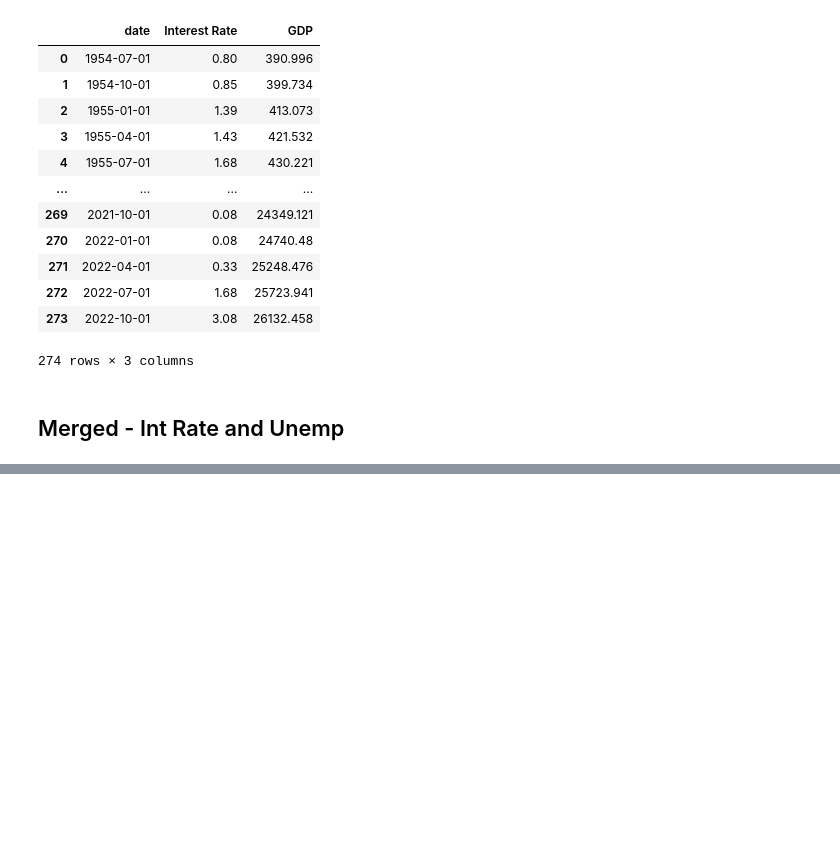
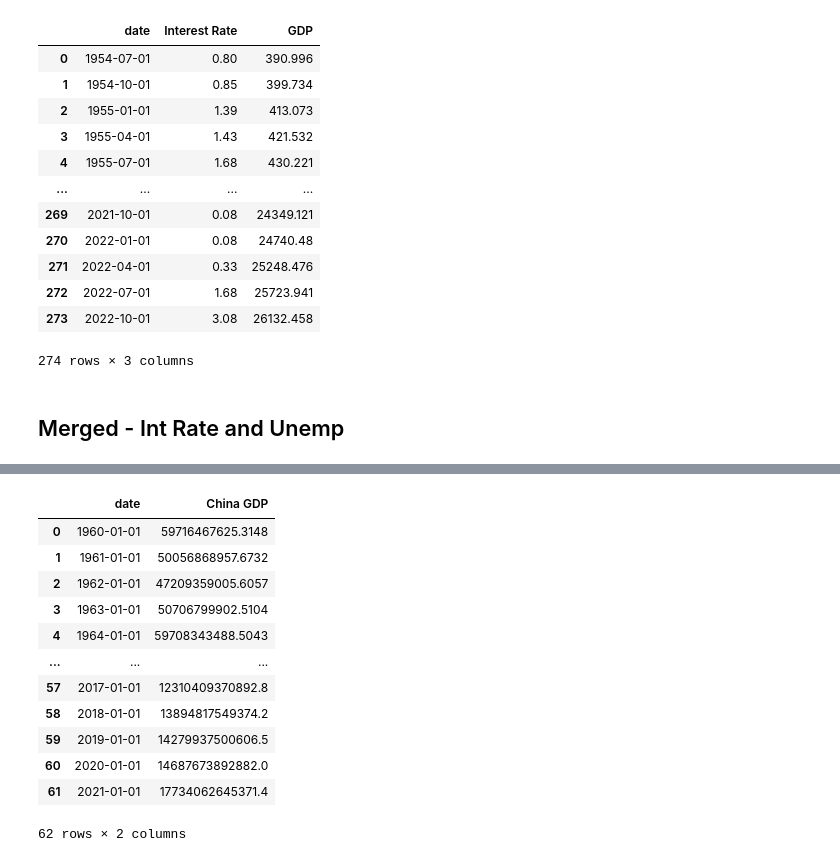
Before and after one commit to Lionta/Project-1, a Jupyter notebook: FRED_data_merged.ipynb, the cells around one changed output, grey strips where cells are left out. Saved outputs shown, nothing was run; the diff lists cells and outputs as text; code cells hidden in the pictures; blank space fills up the shorter version.

```diff
--- a/FRED_data_merged.ipynb
+++ b/FRED_data_merged.ipynb
@@ -182,0 +184,34 @@ merged_int_unemp_df
+# %%
+# API Series ID's for China, New Zealand, Sudan
+china_gdp_series_id = "MKTGDPCNA646NWDB"
+nz_gdp_series_id = "MKTGDPNZA646NWDB"
+sudan_gdp_series_id = "MKTGDPSDA646NWDB"
+# %%
+params_china = {"series_id": china_gdp_series_id, "apiKey": fred_key}
+params_nz = {"series_id": nz_gdp_series_id, "apiKey": fred_key}
+params_sudan = {"series_id": sudan_gdp_series_id, "apiKey": fred_key}
+
+china_gdp_query = f"{fred_url}series_id={china_gdp_series_id}&api_key={fred_key}&file_type=json"
+china_gdp_response = requests.get(china_gdp_query, params=params_china).json()
+nz_gdp_query = f"{fred_url}series_id={nz_gdp_series_id}&api_key={fred_key}&file_type=json"
+nz_gdp_response = requests.get(nz_gdp_query, params=params_nz).json()
+sudan_gdp_query = f"{fred_url}series_id={sudan_gdp_series_id}&api_key={fred_key}&file_type=json"
+sudan_gdp_response = requests.get(sudan_gdp_query, params=params_sudan).json()
+# %%
+china_gdp_df = pd.DataFrame(china_gdp_response["observations"])
+china_gdp_df = china_gdp_df[["date", "value"]]
+china_gdp_df.rename(columns={"value": "China GDP"})
+# %% [output]
+|  | date | China GDP |
+| 0 | 1960-01-01 | 59716467625.3148 |
+| 1 | 1961-01-01 | 50056868957.6732 |
+| 2 | 1962-01-01 | 47209359005.6057 |
+| 3 | 1963-01-01 | 50706799902.5104 |
+| 4 | 1964-01-01 | 59708343488.5043 |
+| ... | ... | ... |
+| 57 | 2017-01-01 | 12310409370892.8 |
+| 58 | 2018-01-01 | 13894817549374.2 |
+| 59 | 2019-01-01 | 14279937500606.5 |
+| 60 | 2020-01-01 | 14687673892882.0 |
+| 61 | 2021-01-01 | 17734062645371.4 |
+62 rows × 2 columns
```
Also changed, not shown: parts of 10 cells of this notebook, 6 other files.
